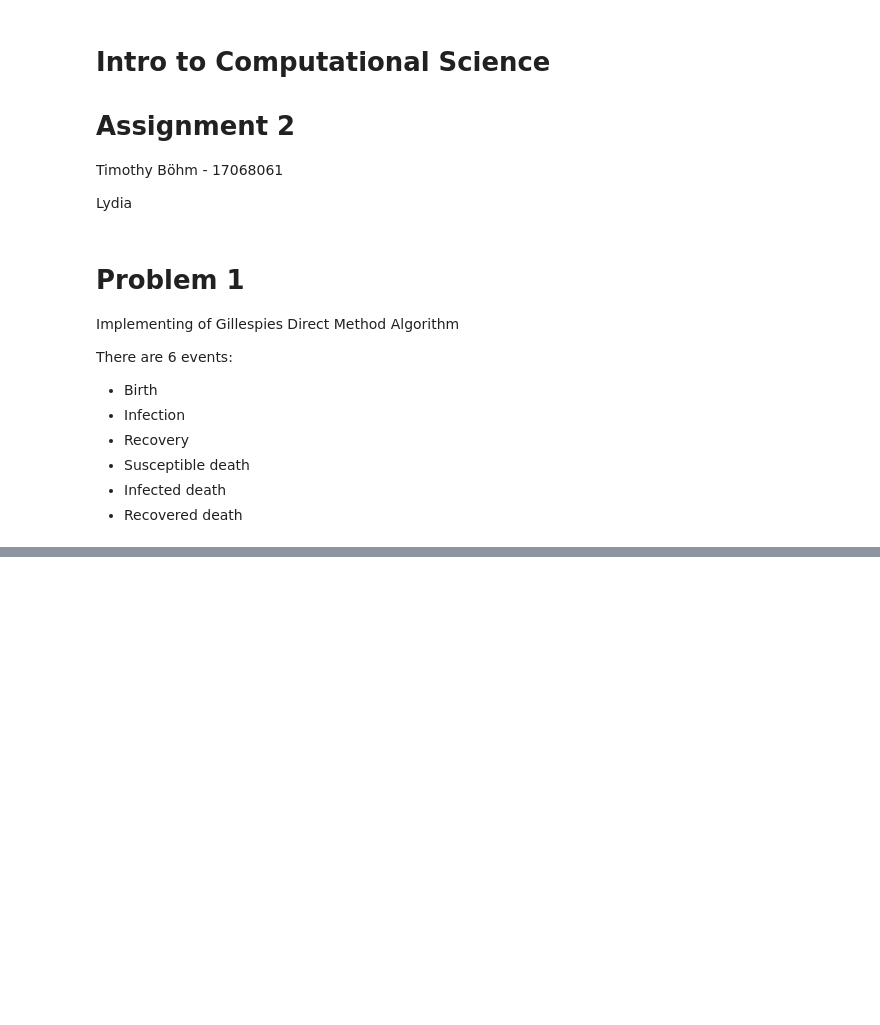
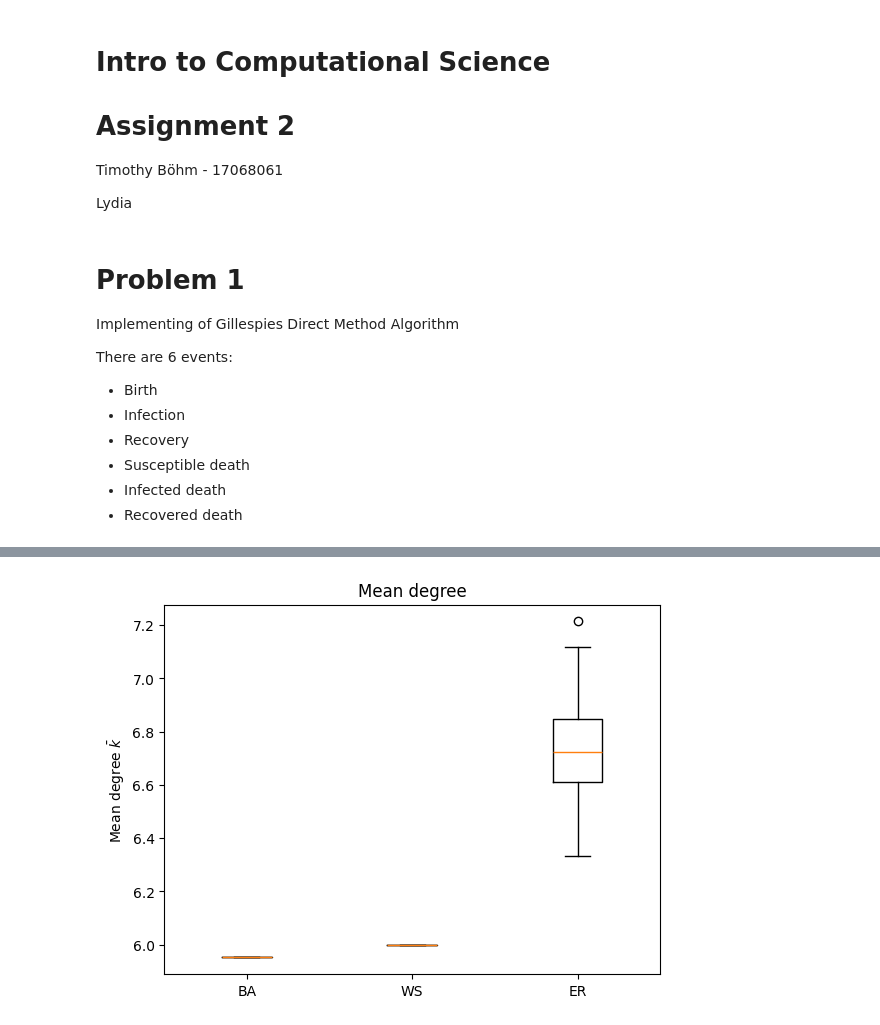
Before and after one commit to lydiashumskaya/assignment-2-stochastic-and-spatial-models, a Jupyter notebook: assigment-2.ipynb, the cells around one changed output, grey strips where cells are left out. Saved outputs shown, nothing was run; the diff lists cells and outputs as text; code cells hidden in the pictures; blank space fills up the shorter version.

Commit message:
generating networks of equivalent form

```diff
--- a/assigment-2.ipynb
+++ b/assigment-2.ipynb
@@ -92,0 +101,81 @@ def gillespie_sir(S0, I0, R0, beta, gamma, mu, t_max, seed=None):
+# %%
+import networkx as nx
+import ndlib.models.epidemics as ep
+import ndlib.models.ModelConfig as mc
+import numpy as np
+import matplotlib.pyplot as plt
+
+#number of nodes
+n = 374
+
+#number of runs
+runs = 100
+
+#making lists that store network results
+mean_degree = {'BA': [], 'WS': [], 'ER': []}
+mean_clustering = {'BA': [], 'WS': [], 'ER': []}
+mean_betweenness = {'BA': [], 'WS': [], 'ER': []}
+degree_distribution = {'BA': [], 'WS': [], 'ER': []}
+
+for i in range(runs):
+    #defining networks with similar properties (374 nodes and a degree between 6 and 7)
+    g_ba = nx.barabasi_albert_graph(n = n, m = 3, seed = i)
+    g_ws = nx.watts_strogatz_graph(n = n, k = 6, p = 0.1, seed = i)
+    g_er = nx.erdos_renyi_graph(n = n, p = 0.018, seed = i)
+
+    network = {'BA': g_ba, 'WS': g_ws, 'ER': g_er}
+
+    #get statistics from each network
+    for name, g in network.items():
+        degrees = [degree for node, degree in g.degree]
+        mean_degree[name].append(np.mean(degrees))
+        mean_clustering[name].append(nx.average_clustering(g))
+        degree_distribution[name].extend(degrees)
+        betweenness = nx.betweenness_centrality(g)
+        betweenness_values = list(betweenness.values())
+        mean_betweenness[name].append(np.mean(betweenness_values))
+
+#plotting
+#mean degree
+network_names = ['BA', 'WS', 'ER']
+
+plt.boxplot([mean_degree['BA'], mean_degree['WS'], mean_degree['ER']],tick_labels=network_names)
+plt.title('Mean degree')
+plt.ylabel(r'Mean degree $\bar{k}$')
+plt.show()
+
+
+#mean clustering
+plt.boxplot([mean_clustering['BA'], mean_clustering['WS'], mean_clustering['ER']], tick_labels=network_names)
+plt.title('Mean clustering')
+plt.ylabel('Clustering coefficient')
+plt.show()
+
+#mean betweenness
+plt.boxplot([mean_betweenness['BA'], mean_betweenness['WS'], mean_betweenness['ER']], tick_labels=network_names)
+plt.title('Mean betweenness centrality')
+plt.ylabel('Mean betweenness centrality')
+plt.show()
+
+#degree distribution BA
+plt.hist(degree_distribution['BA'], bins=30, density=True)
+plt.xlabel('Degree')
+plt.ylabel('Density')
+plt.title('Degree distribution: Barabasi-Albert')
+plt.show()
+
+#degree distribution WS
+plt.hist(degree_distribution['WS'], bins=30, density=True)
+plt.xlabel('Degree')
+plt.ylabel('Density')
+plt.title('Degree distribution: Watts-Strogatz')
+plt.show()
+
+#degree distribution ER
+plt.hist(degree_distribution['ER'], bins=30, density=True)
+plt.xlabel('Degree')
+plt.ylabel('Density')
+plt.title('Degree distribution: Erdos-Renyi')
+plt.show()
+# %% [output]
+[figure, added]
```
Also changed, not shown: parts of 3 cells of this notebook.
